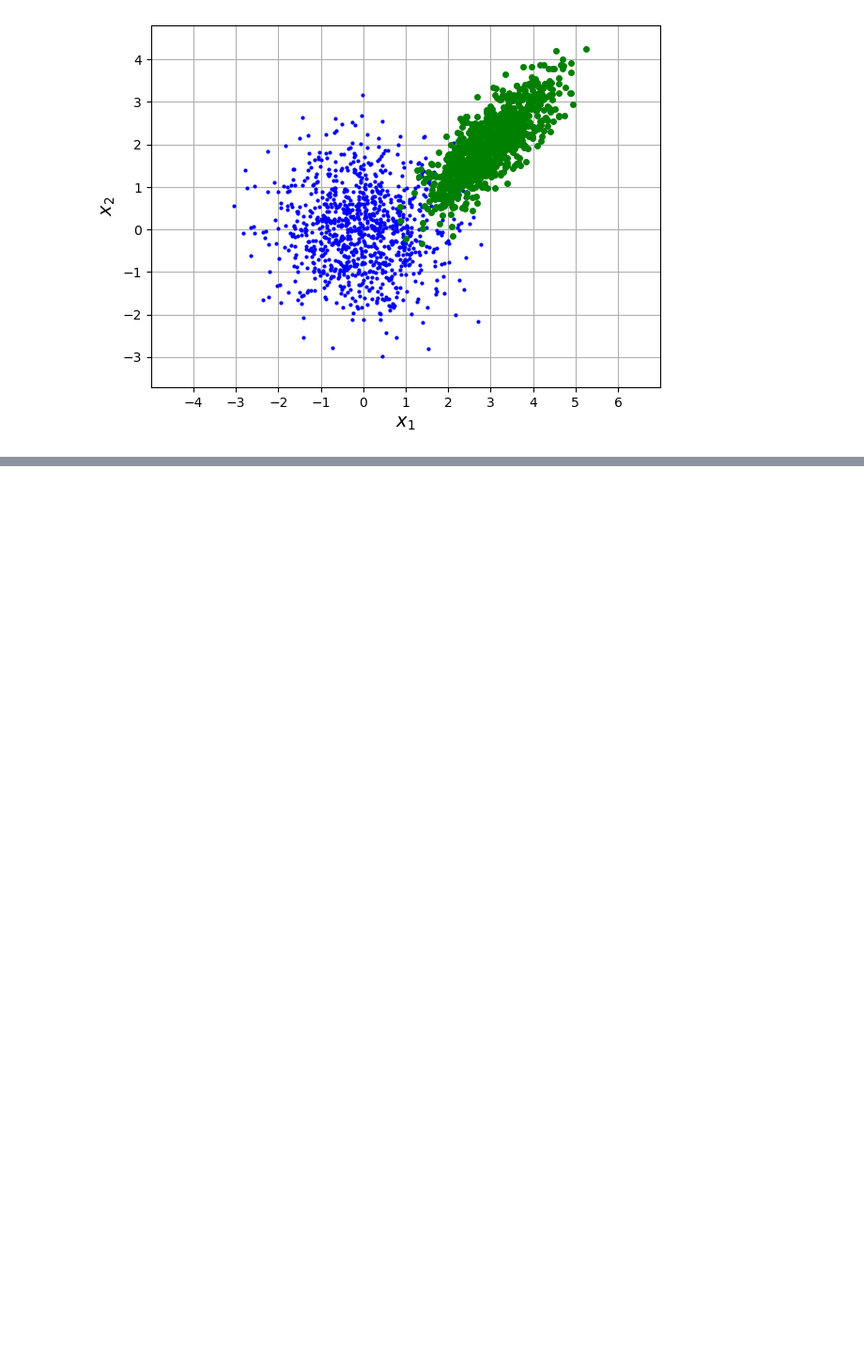
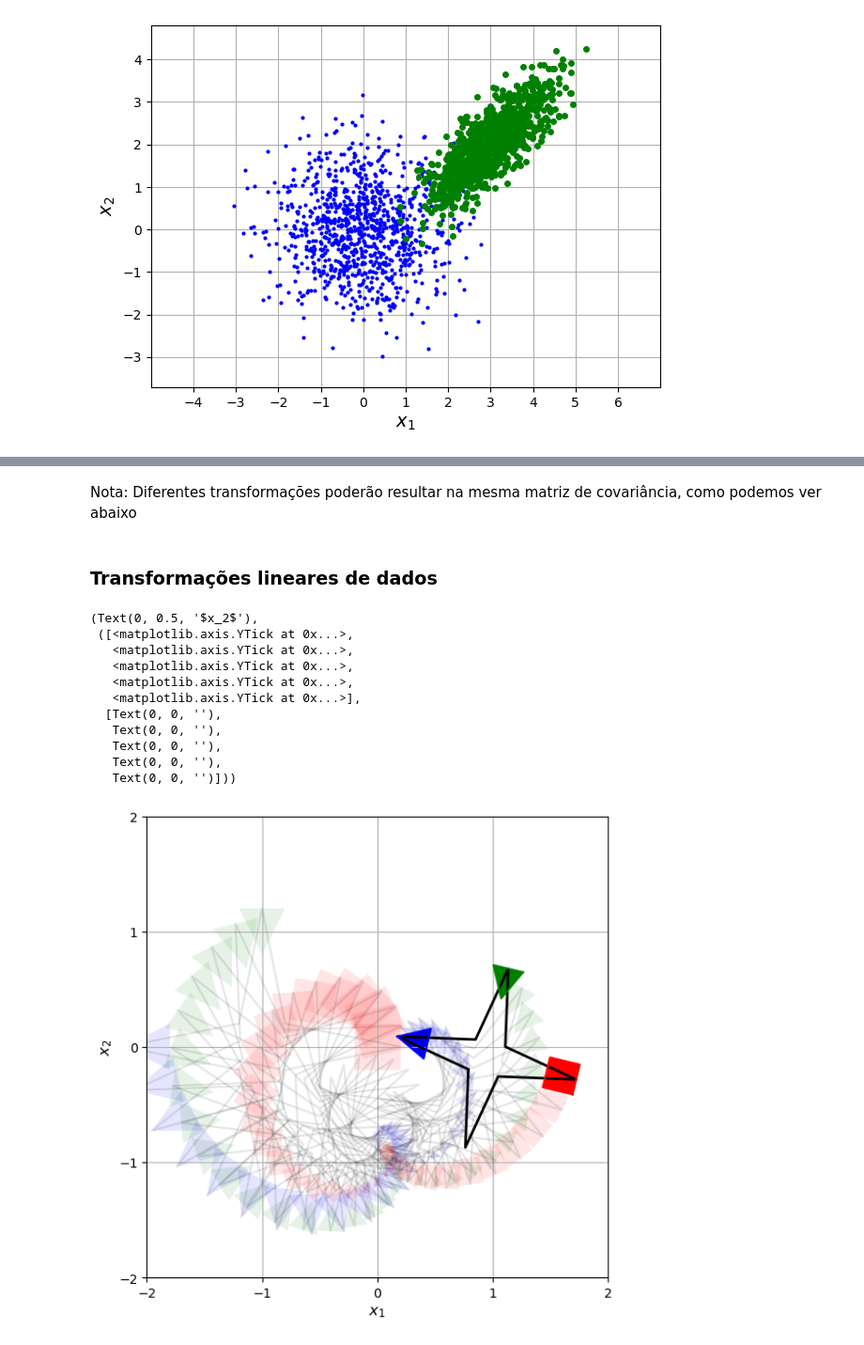
Before and after one commit to AnaSofOliveira/AA-22-23, a Jupyter notebook: Laboratorios/Lab1/Lab1.ipynb, the cells around one changed output, grey strips where cells are left out. Shown at 94% size. Cells and saved outputs as stored; diff of their text form; code cells hidden in the pictures; blank space fills up the shorter version.

```diff
--- a/Laboratorios/Lab1/Lab1.ipynb
+++ b/Laboratorios/Lab1/Lab1.ipynb
@@ -179,0 +292,2 @@ Text(0, 0.5, '$x_2$')
+# %% [markdown]
+Nota: Diferentes transformações poderão resultar na mesma matriz de covariância, como podemos ver abaixo
@@ -179,0 +296,42 @@ Text(0, 0.5, '$x_2$')
+# %% [markdown]
+### Transformações lineares de dados
+# %%
+Parm = pickle.load(open('Material fornecido/L1AAestrela.p','rb'))#importar pontos
+pts0=Parm[0];pts1=Parm[1];pts2=Parm[2];pts3=Parm[3]
+N=40 #nª de transformações
+ang=np.arange(-np.pi,2.*np.pi,3.*np.pi/N)
+transl=np.zeros((2,N))
+transl[0,:]=np.arange(-1,1,2./N);transl[1,:]=transl[0,:]**2-1
+scl=(1.+np.cos(transl[0,:]*np.pi/2+np.pi/2))-.8#escalamento
+plt.figure(figsize=(7,6.5))    #criar figura
+idx=0;media=np.zeros((2,1))    #vector temporario
+for a in ang:
+    T=np.array([[np.cos(a),-np.sin(a)],[np.sin(a),np.cos(a)]])
+    media[0,0]=transl[0,idx];media[1,0]=transl[1,idx]
+    s=scl[idx]
+    idx=idx+1
+    x0=np.dot(T,s*pts0)+media;x1=np.dot(T,s*pts1)+media
+    x2=np.dot(T,s*pts2)+media;x3=np.dot(T,s*pts3)+media
+    plt.plot(x0[0,:],x0[1,:],'-k',alpha=.1)
+    plt.fill(x1[0,:],x1[1,:],'b',x2[0,:],x2[1,:],'g',\
+    x3[0,:],x3[1,:],'r',alpha=.1)
+plt.plot(x0[0,:],x0[1,:],'-k',linewidth=2)
+plt.plot(x1[0,:],x1[1,:],'b',x2[0,:],x2[1,:],'g',x3[0,:],x3[1,:],'r')
+plt.fill(x1[0,:],x1[1,:],'b',x2[0,:],x2[1,:],'g',x3[0,:],x3[1,:],'r')
+plt.axis('scaled'),plt.grid(True),
+plt.axis(np.array([-1.,1.,-1.,1.])*2)
+plt.xlabel('$x_1$',fontsize=12),plt.xticks(np.arange(-2,2.1))
+plt.ylabel('$x_2$',fontsize=12),plt.yticks(np.arange(-2,2.1))
+# %% [output]
+(Text(0, 0.5, '$x_2$'),
+ ([<matplotlib.axis.YTick at 0x...>,
+   <matplotlib.axis.YTick at 0x...>,
+   <matplotlib.axis.YTick at 0x...>,
+   <matplotlib.axis.YTick at 0x...>,
+   <matplotlib.axis.YTick at 0x...>],
+  [Text(0, 0, ''),
+   Text(0, 0, ''),
+   Text(0, 0, ''),
+   Text(0, 0, ''),
+   Text(0, 0, '')]))
+[figure, added]
```
Also changed, not shown: parts of 11 cells of this notebook.
